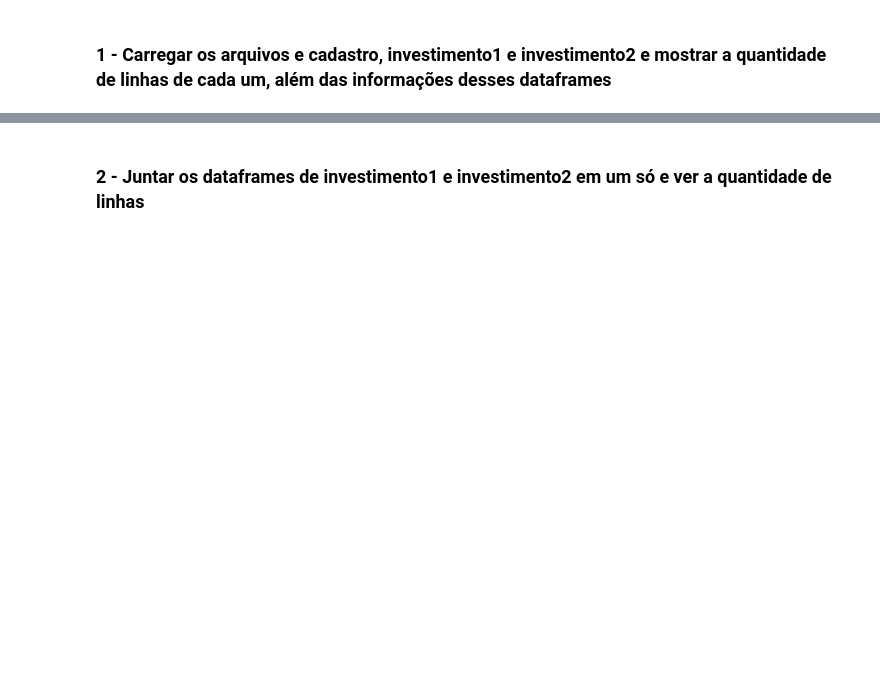
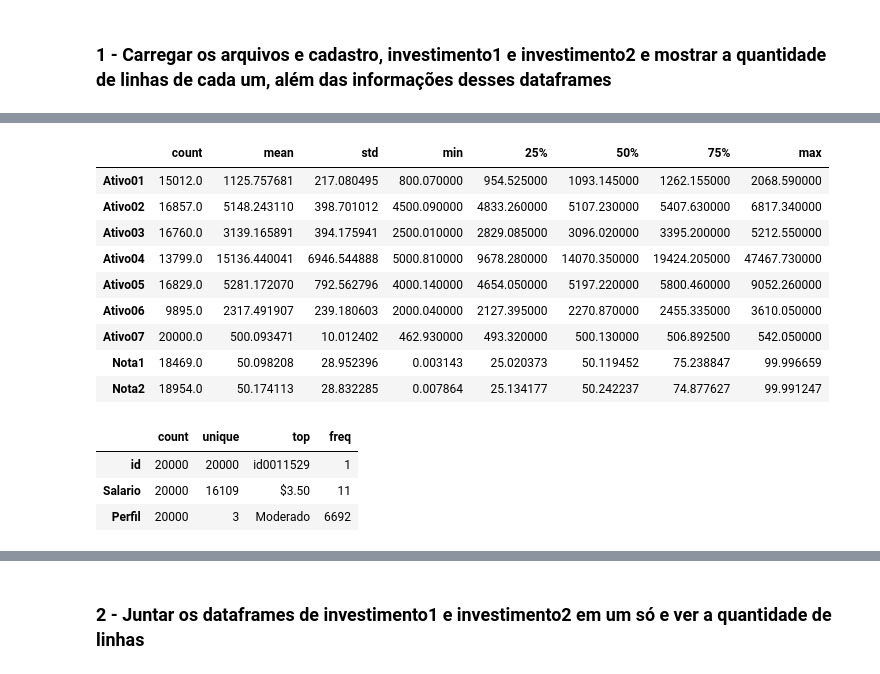
Before and after one commit to Liz03Oliver/analise_exploratoria_dados_financeiros, a Jupyter notebook: analise.ipynb, the cells around one changed output, grey strips where cells are left out. Drawn from its saved outputs; the diff is of its cells as text; code cells hidden in the pictures; blank space fills up the shorter version.

```diff
--- a/analise.ipynb
+++ b/analise.ipynb
@@ -44,0 +150,21 @@ Tamanho do investimento_parte2 288624
+# %%
+# Algumas informações sobre os dados de investimento_1
+fin_01.describe(exclude='object').T
+# %% [output]
+|  | count | mean | std | min | 25% | 50% | 75% | max |
+| Ativo01 | 15012.0 | 1125.757681 | 217.080495 | 800.070000 | 954.525000 | 1093.145000 | 1262.155000 | 2068.590000 |
+| Ativo02 | 16857.0 | 5148.243110 | 398.701012 | 4500.090000 | 4833.260000 | 5107.230000 | 5407.630000 | 6817.340000 |
+| Ativo03 | 16760.0 | 3139.165891 | 394.175941 | 2500.010000 | 2829.085000 | 3096.020000 | 3395.200000 | 5212.550000 |
+| Ativo04 | 13799.0 | 15136.440041 | 6946.544888 | 5000.810000 | 9678.280000 | 14070.350000 | 19424.205000 | 47467.730000 |
+| Ativo05 | 16829.0 | 5281.172070 | 792.562796 | 4000.140000 | 4654.050000 | 5197.220000 | 5800.460000 | 9052.260000 |
+| Ativo06 | 9895.0 | 2317.491907 | 239.180603 | 2000.040000 | 2127.395000 | 2270.870000 | 2455.335000 | 3610.050000 |
+| Ativo07 | 20000.0 | 500.093471 | 10.012402 | 462.930000 | 493.320000 | 500.130000 | 506.892500 | 542.050000 |
+| Nota1 | 18469.0 | 50.098208 | 28.952396 | 0.003143 | 25.020373 | 50.119452 | 75.238847 | 99.996659 |
+| Nota2 | 18954.0 | 50.174113 | 28.832285 | 0.007864 | 25.134177 | 50.242237 | 74.877627 | 99.991247 |
+# %%
+fin_01.describe(exclude='float').T
+# %% [output]
+|  | count | unique | top | freq |
+| id | 20000 | 20000 | id0011529 | 1 |
+| Salario | 20000 | 16109 | $3.50 | 11 |
+| Perfil | 20000 | 3 | Moderado | 6692 |
```
Also changed, not shown: parts of 23 cells of this notebook.
